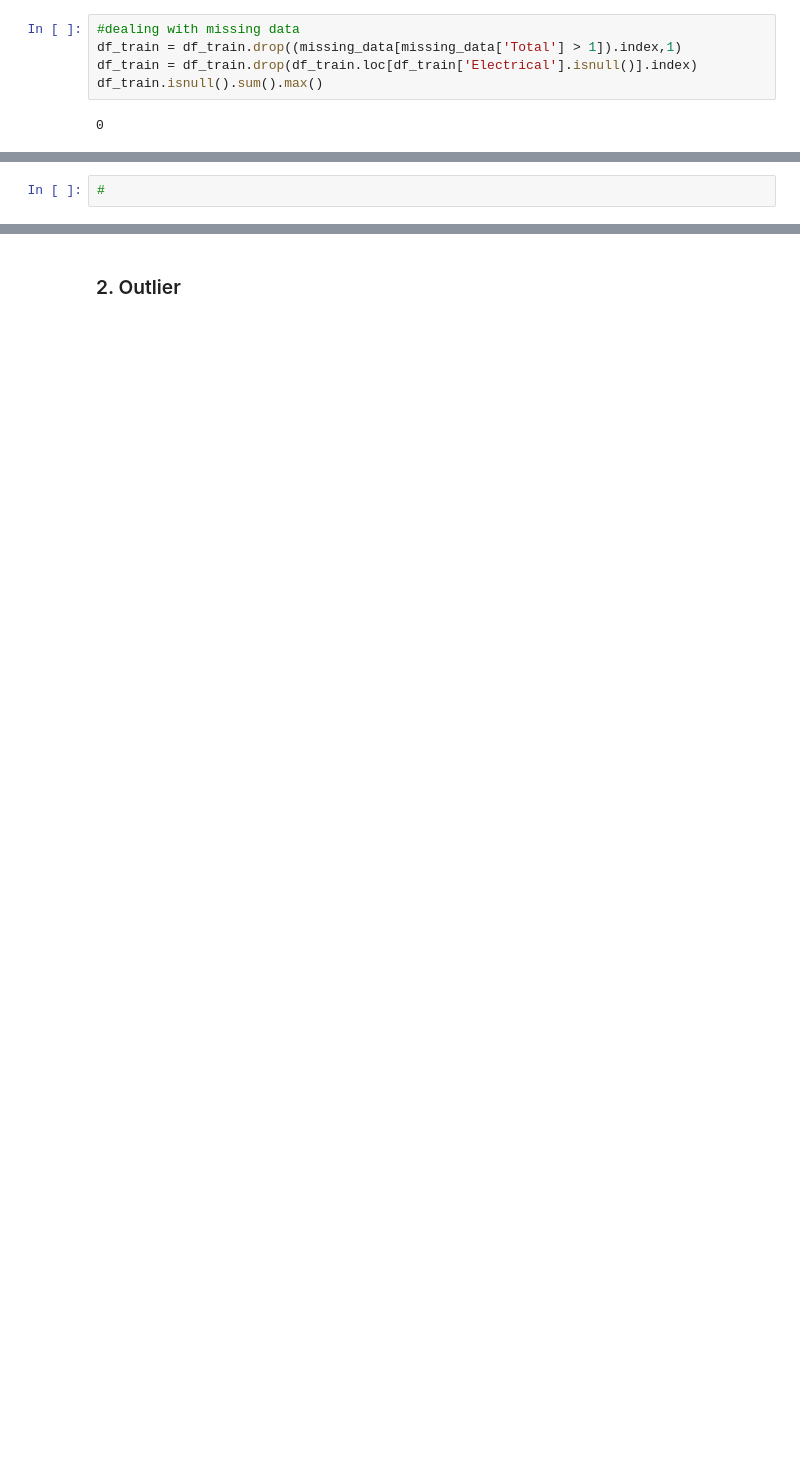
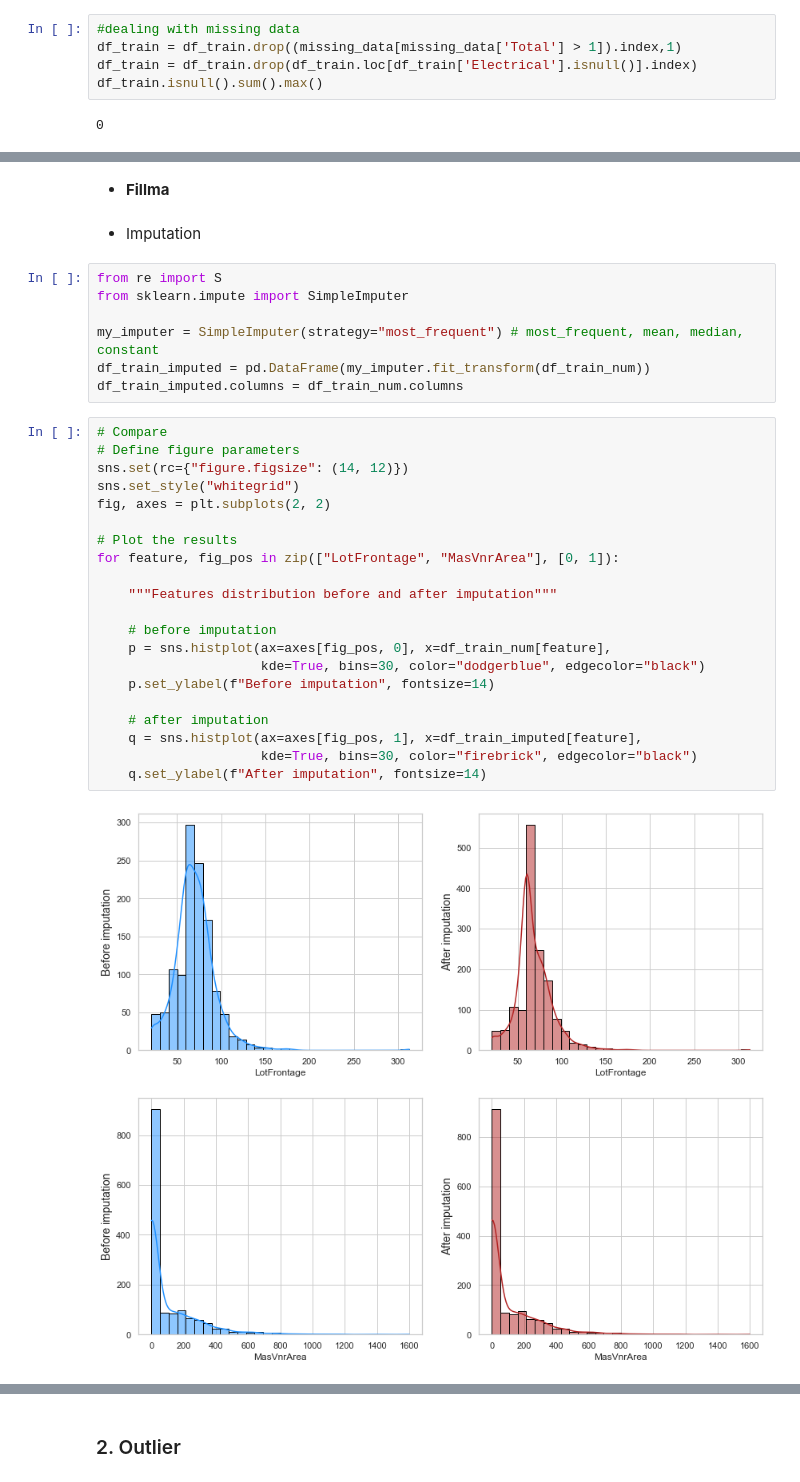
Before and after one commit to thanhtam98/Kaggle-machine-learnin-note, a Jupyter notebook: note.ipynb, the cells around one changed output, grey strips where cells are left out. Saved outputs shown, nothing was run; the diff lists cells and outputs as text; blank space fills up the shorter version.

Commit message:
Do some refactoring and add more data clearning case

```diff
--- a/note.ipynb
+++ b/note.ipynb
@@ -213,2 +227,34 @@ df_train.isnull().sum().max()
-# %%
-#
+# %% [markdown]
+- **Fillma**
+# %% [markdown]
+- Imputation
+# %%
+from re import S
+from sklearn.impute import SimpleImputer
+
+my_imputer = SimpleImputer(strategy="most_frequent") # most_frequent, mean, median, constant
+df_train_imputed = pd.DataFrame(my_imputer.fit_transform(df_train_num))
+df_train_imputed.columns = df_train_num.columns
+# %%
+# Compare
+# Define figure parameters
+sns.set(rc={"figure.figsize": (14, 12)})
+sns.set_style("whitegrid")
+fig, axes = plt.subplots(2, 2)
+
+# Plot the results
+for feature, fig_pos in zip(["LotFrontage", "MasVnrArea"], [0, 1]):
+
+    """Features distribution before and after imputation"""
+
+    # before imputation
+    p = sns.histplot(ax=axes[fig_pos, 0], x=df_train_num[feature],
+                     kde=True, bins=30, color="dodgerblue", edgecolor="black")
+    p.set_ylabel(f"Before imputation", fontsize=14)
+
+    # after imputation
+    q = sns.histplot(ax=axes[fig_pos, 1], x=df_train_imputed[feature],
+                     kde=True, bins=30, color="firebrick", edgecolor="black")
+    q.set_ylabel(f"After imputation", fontsize=14)
+# %% [output]
+[figure, added]
```
Also changed, not shown: parts of 20 cells of this notebook.
